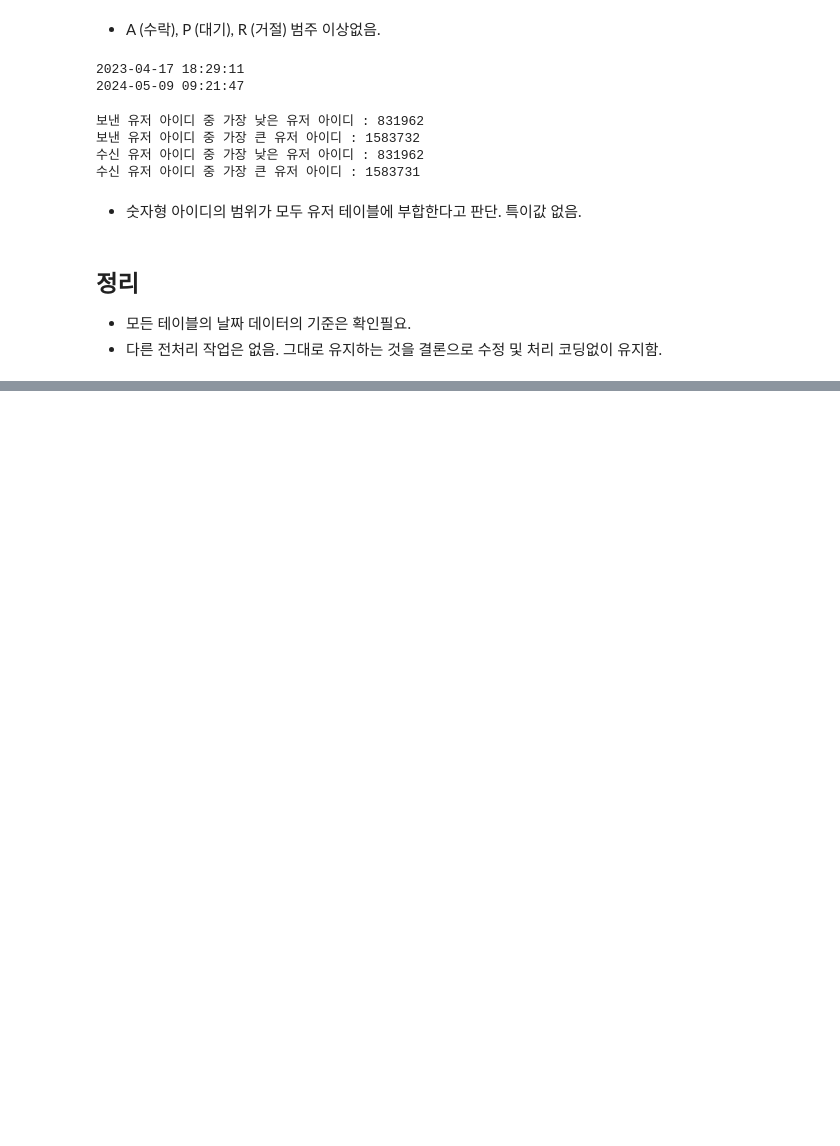
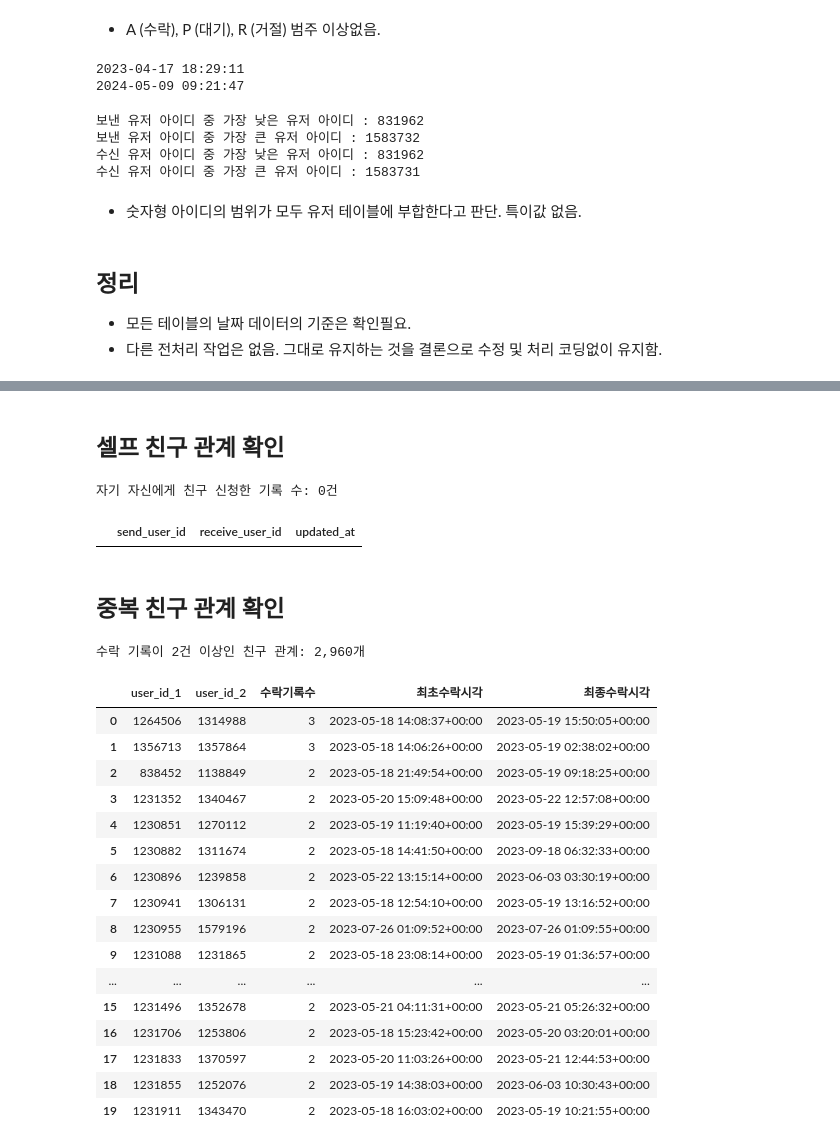
Before and after one commit to zoo-no-s/sns_service_analysis, a Jupyter notebook: src/preprocess/accounts_friendrequest.ipynb, the cells around one changed output, grey strips where cells are left out. Drawn from its saved outputs; the diff is of its cells as text; code cells hidden in the pictures; blank space fills up the shorter version.

```diff
--- a/src/preprocess/accounts_friendrequest.ipynb
+++ b/src/preprocess/accounts_friendrequest.ipynb
@@ -118,0 +142,80 @@ print(f"수신 유저 아이디 중 가장 큰 유저 아이디 : {df['receive_u
+# %% [markdown]
+## 셀프 친구 관계 확인
+# %%
+self_friendships = df[
+    df['send_user_id'].eq(
+        df['receive_user_id']
+    )
+].copy()
+
+print(
+    f'자기 자신에게 친구 신청한 기록 수: '
+    f'{len(self_friendships):,}건'
+)
+
+display(self_friendships.head(20))
+# %% [output]
+자기 자신에게 친구 신청한 기록 수: 0건
+|  | send_user_id | receive_user_id | updated_at |
+# %% [markdown]
+## 중복 친구 관계 확인
+# %%
+friendship_check = df.copy()
+
+friendship_check['user_id_1'] = friendship_check[
+    ['send_user_id', 'receive_user_id']
+].min(axis=1)
+
+friendship_check['user_id_2'] = friendship_check[
+    ['send_user_id', 'receive_user_id']
+].max(axis=1)
+# %%
+friendship_duplicate_summary = (
+    friendship_check
+    .groupby(
+        ['user_id_1', 'user_id_2'],
+        as_index=False,
+    )
+    .agg(
+        수락기록수=('updated_at', 'size'),
+        최초수락시각=('updated_at', 'min'),
+        최종수락시각=('updated_at', 'max'),
+    )
+)
+
+duplicate_friendships = (
+    friendship_duplicate_summary[
+        friendship_duplicate_summary['수락기록수'].gt(1)
+    ]
+    .sort_values(
+        '수락기록수',
+        ascending=False,
+    )
+    .reset_index(drop=True)
+)
+
+print(
+    f'수락 기록이 2건 이상인 친구 관계: '
+    f'{len(duplicate_friendships):,}개'
+)
+
+display(duplicate_friendships.head(20))
+# %% [output]
+수락 기록이 2건 이상인 친구 관계: 2,960개
+|  | user_id_1 | user_id_2 | 수락기록수 | 최초수락시각 | 최종수락시각 |
+| 0 | 1264506 | 1314988 | 3 | 2023-05-18 14:08:37+00:00 | 2023-05-19 15:50:05+00:00 |
+| 1 | 1356713 | 1357864 | 3 | 2023-05-18 14:06:26+00:00 | 2023-05-19 02:38:02+00:00 |
+| 2 | 838452 | 1138849 | 2 | 2023-05-18 21:49:54+00:00 | 2023-05-19 09:18:25+00:00 |
+| 3 | 1231352 | 1340467 | 2 | 2023-05-20 15:09:48+00:00 | 2023-05-22 12:57:08+00:00 |
+| 4 | 1230851 | 1270112 | 2 | 2023-05-19 11:19:40+00:00 | 2023-05-19 15:39:29+00:00 |
+| 5 | 1230882 | 1311674 | 2 | 2023-05-18 14:41:50+00:00 | 2023-09-18 06:32:33+00:00 |
+| 6 | 1230896 | 1239858 | 2 | 2023-05-22 13:15:14+00:00 | 2023-06-03 03:30:19+00:00 |
+| 7 | 1230941 | 1306131 | 2 | 2023-05-18 12:54:10+00:00 | 2023-05-19 13:16:52+00:00 |
+| 8 | 1230955 | 1579196 | 2 | 2023-07-26 01:09:52+00:00 | 2023-07-26 01:09:55+00:00 |
+| 9 | 1231088 | 1231865 | 2 | 2023-05-18 23:08:14+00:00 | 2023-05-19 01:36:57+00:00 |
+| ... | ... | ... | ... | ... | ... |
+| 15 | 1231496 | 1352678 | 2 | 2023-05-21 04:11:31+00:00 | 2023-05-21 05:26:32+00:00 |
+| 16 | 1231706 | 1253806 | 2 | 2023-05-18 15:23:42+00:00 | 2023-05-20 03:20:01+00:00 |
+| 17 | 1231833 | 1370597 | 2 | 2023-05-20 11:03:26+00:00 | 2023-05-21 12:44:53+00:00 |
+| 18 | 1231855 | 1252076 | 2 | 2023-05-19 14:38:03+00:00 | 2023-06-03 10:30:43+00:00 |
+| 19 | 1231911 | 1343470 | 2 | 2023-05-18 16:03:02+00:00 | 2023-05-19 10:21:55+00:00 |
```
Also changed, not shown: parts of 21 cells of this notebook, 1 other file.
